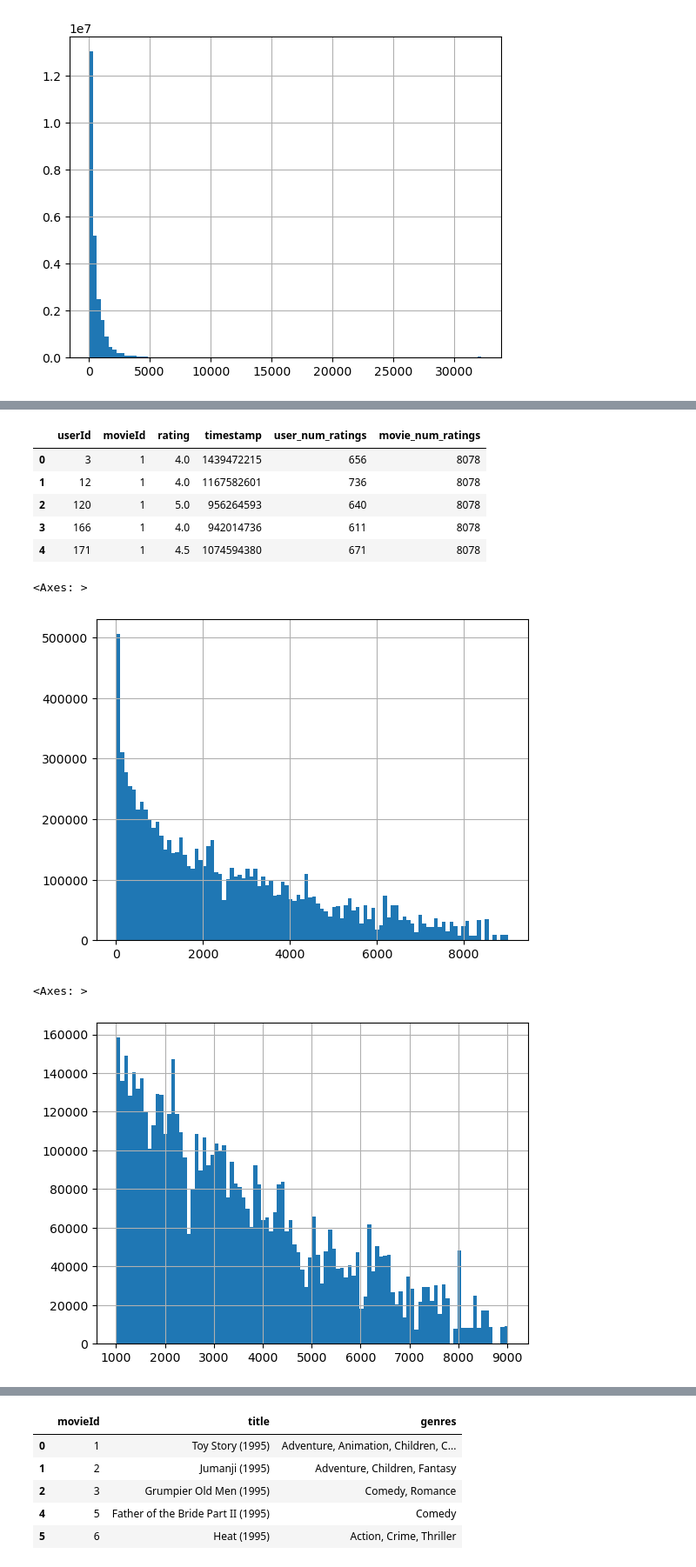
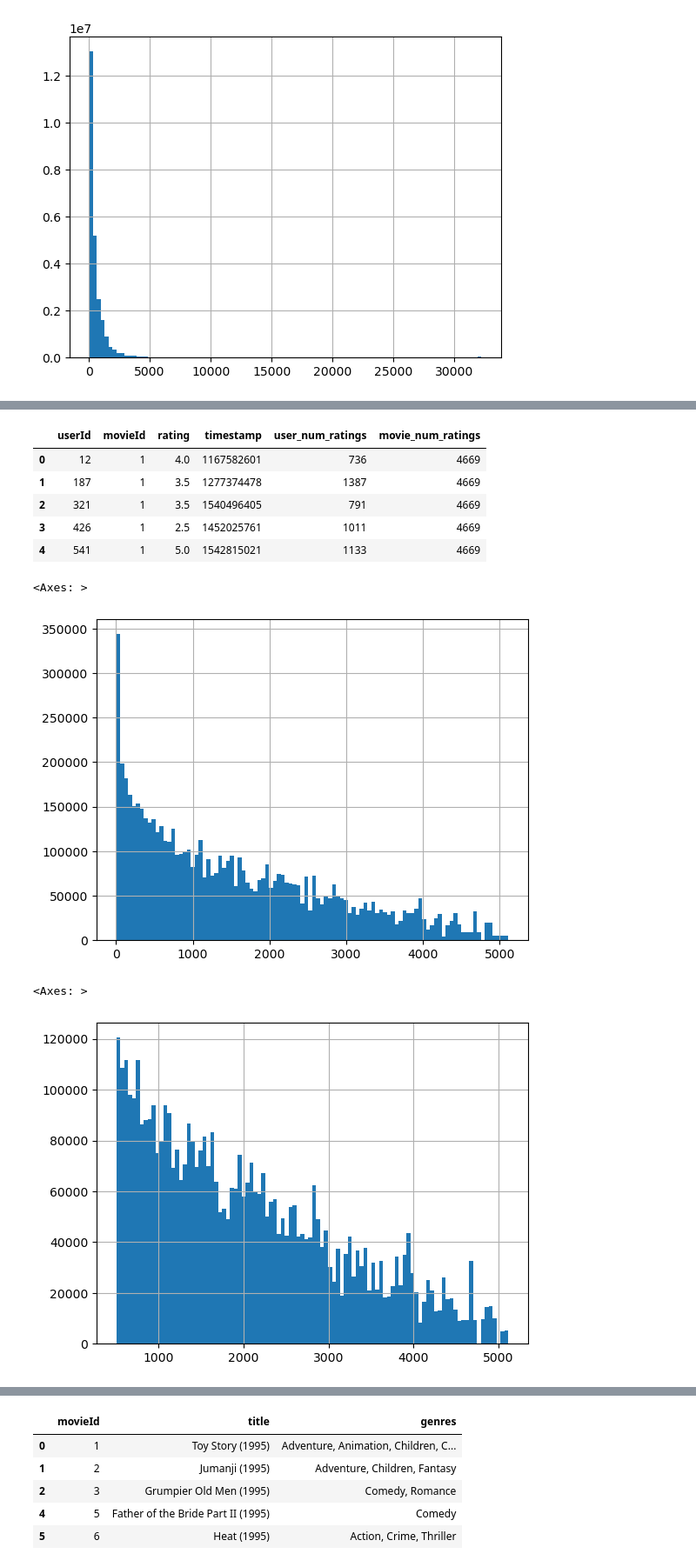
Before and after one commit to WizzVard/Recommendation-system, a Jupyter notebook: Colaborative_Filtering_main.ipynb, the cells around one changed output, grey strips where cells are left out. Shown: that part at 87% size. Saved outputs shown, nothing was run; the diff lists cells and outputs as text; code cells hidden in the pictures.

```diff
--- a/Colaborative_Filtering_main.ipynb
+++ b/Colaborative_Filtering_main.ipynb
@@ -113,5 +121,5 @@ ratings[ratings['user_num_ratings']>500]['user_num_ratings'].hist(bins=100)
 # %%
-ratings = ratings[ratings['user_num_ratings']>500]
+ratings = ratings[ratings['user_num_ratings']>700]
 # %%
 ratings.groupby('movieId')['rating'].count().sort_values(ascending=False)
 # %% [output]
@@ -147,19 +155,19 @@ ratings = ratings.merge(movie_num_ratings, on='movieId')
 ratings.head()
 # %% [output]
 |  | userId | movieId | rating | timestamp | user_num_ratings | movie_num_ratings |
-| 0 | 3 | 1 | 4.0 | 1439472215 | 656 | 8078 |
-| 1 | 12 | 1 | 4.0 | 1167582601 | 736 | 8078 |
-| 2 | 120 | 1 | 5.0 | 956264593 | 640 | 8078 |
-| 3 | 166 | 1 | 4.0 | 942014736 | 611 | 8078 |
-| 4 | 171 | 1 | 4.5 | 1074594380 | 671 | 8078 |
+| 0 | 12 | 1 | 4.0 | 1167582601 | 736 | 4669 |
+| 1 | 187 | 1 | 3.5 | 1277374478 | 1387 | 4669 |
+| 2 | 321 | 1 | 3.5 | 1540496405 | 791 | 4669 |
+| 3 | 426 | 1 | 2.5 | 1452025761 | 1011 | 4669 |
+| 4 | 541 | 1 | 5.0 | 1542815021 | 1133 | 4669 |
 # %%
 ratings['movie_num_ratings'].hist(bins=100)
 # %% [output]
 <Axes: >
-[figure, old version]
+[figure, new version]
 # %%
-ratings[ratings['movie_num_ratings']>1000]['movie_num_ratings'].hist(bins=100)
+ratings[ratings['movie_num_ratings']>500]['movie_num_ratings'].hist(bins=100)
 # %% [output]
 <Axes: >
-[figure, old version]
+[figure, new version]
 # %%
```
Also changed, not shown: parts of 19 cells of this notebook.
